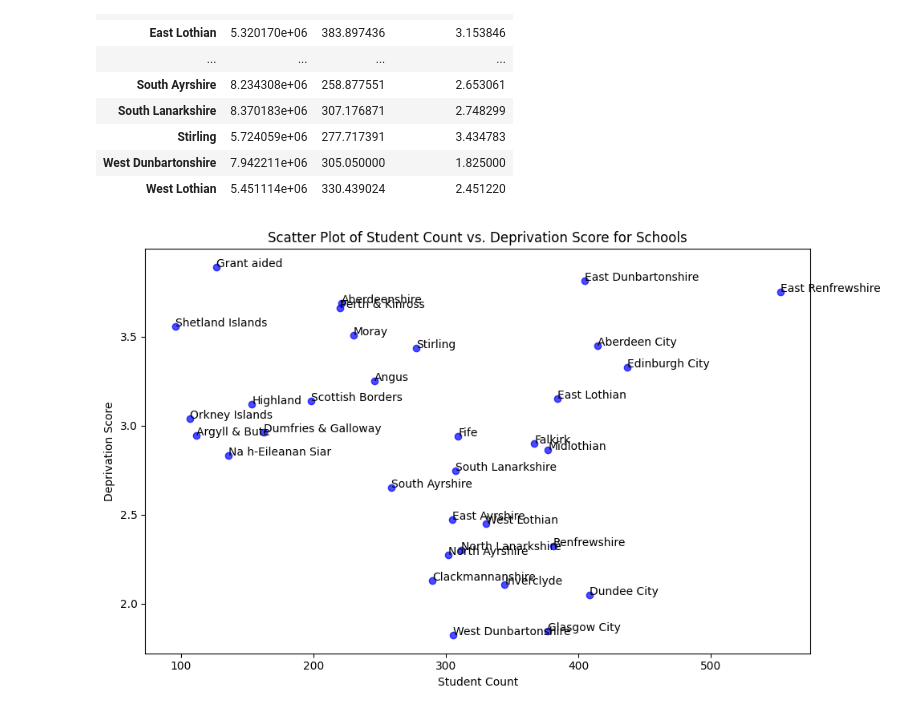
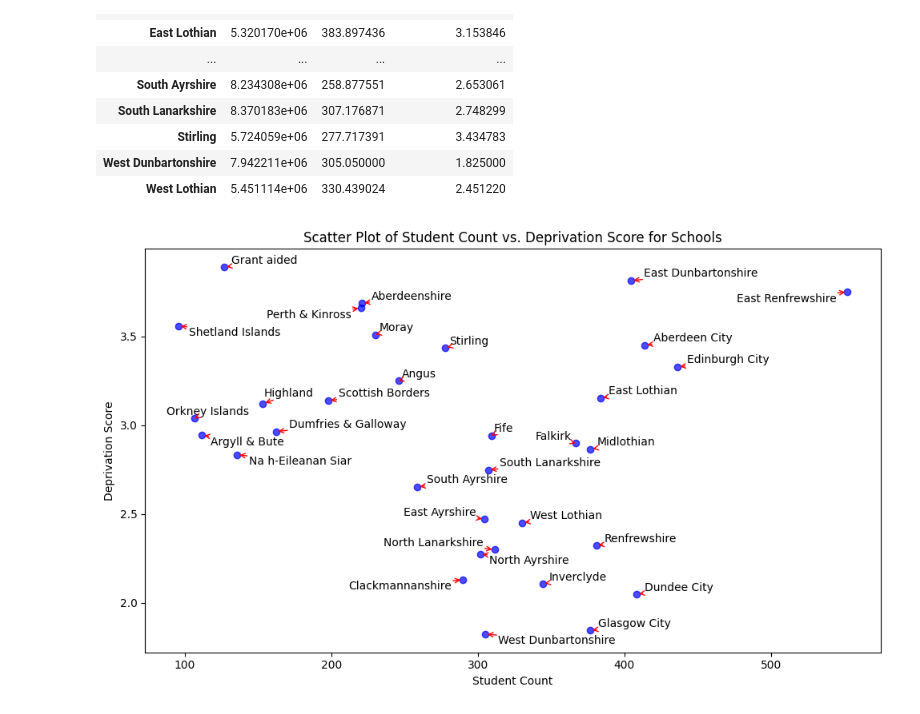
Before and after one commit to mrzeynalli/scotland_schools, a Jupyter notebook: analysis.ipynb, the cells around one changed output. Saved outputs shown, nothing was run; the diff lists cells and outputs as text; code cells hidden in the pictures.

```diff
--- a/analysis.ipynb
+++ b/analysis.ipynb
@@ -257,31 +257,35 @@ sch_df.groupby('Local Authority').mean(numeric_only=True)
 | West Dunbartonshire | 7.942211e+06 | 305.050000 | 1.825000 |
 | West Lothian | 5.451114e+06 | 330.439024 | 2.451220 |
 # %%
+from adjustText import adjust_text  # You may need to install this library
+
 # Sample data (replace with your actual data)
 data = {
     'LocalAuthority': sch_df.groupby('Local Authority').mean(numeric_only=True).index,
     'Pupils': sch_df.groupby('Local Authority').mean(numeric_only=True)['Total pupils'],
     'DeprivationScore': sch_df.groupby('Local Authority').mean(numeric_only=True)['Deprivation Quintile'],
 }
 
 # Create a DataFrame from the sample data
 df = pd.DataFrame(data)
 
 # Create a scatter plot
 plt.figure(figsize=(10, 6))
 plt.scatter(df['Pupils'], df['DeprivationScore'], label='LocalAuthority', c='b', alpha=0.7)
 
 # Set labels and title
 plt.xlabel('Student Count')
 plt.ylabel('Deprivation Score')
 plt.title('Scatter Plot of Student Count vs. Deprivation Score for Schools')
 
-# Add labels for each school
-for i, row in df.iterrows():
-    plt.annotate(row['LocalAuthority'], (row['Pupils'], row['DeprivationScore']))
+
+# Annotate and adjust labels to prevent overlap
+texts = [plt.text(row['Pupils'], row['DeprivationScore'], row['LocalAuthority'], fontsize=10) for _, row in df.iterrows()]
+adjust_text(texts, arrowprops=dict(arrowstyle='->', color='red'), force_text=0.1, expand_points=(1.2, 1.2))
+
 
 # Show the plot
 plt.tight_layout()
 plt.show()
 # %% [output]
-[figure, old version]
+[figure, new version]
```
Also changed, not shown: 1 other file.
